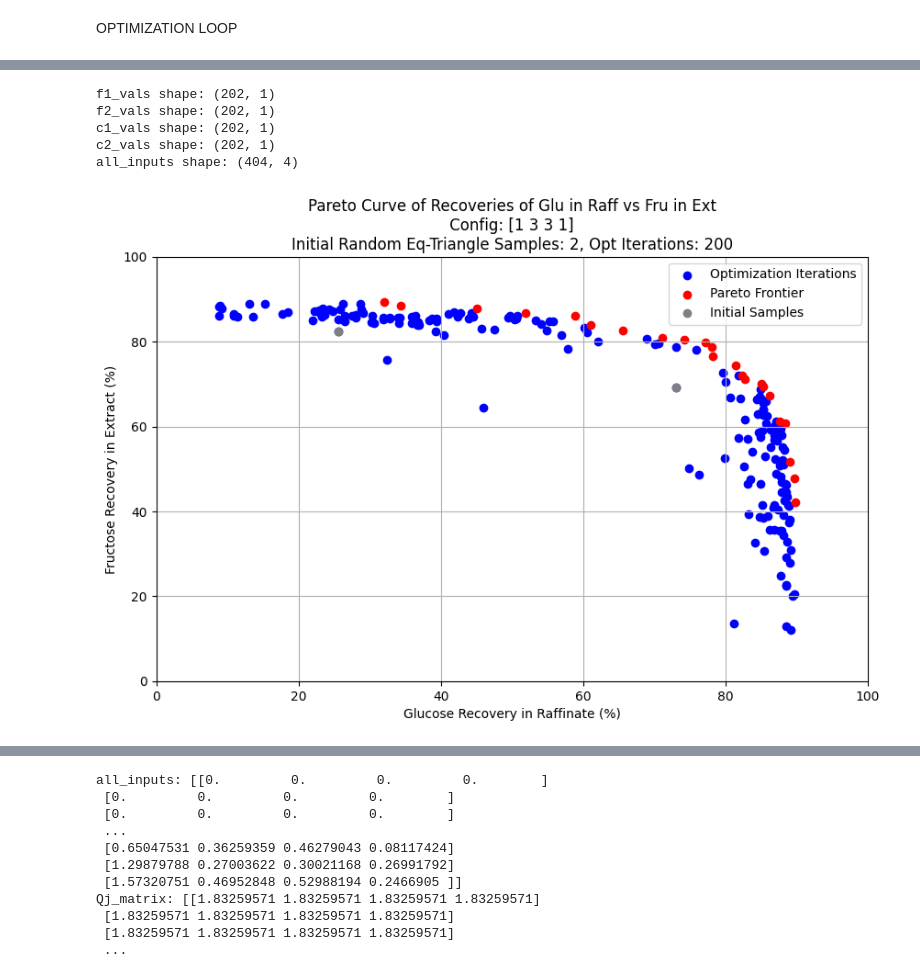
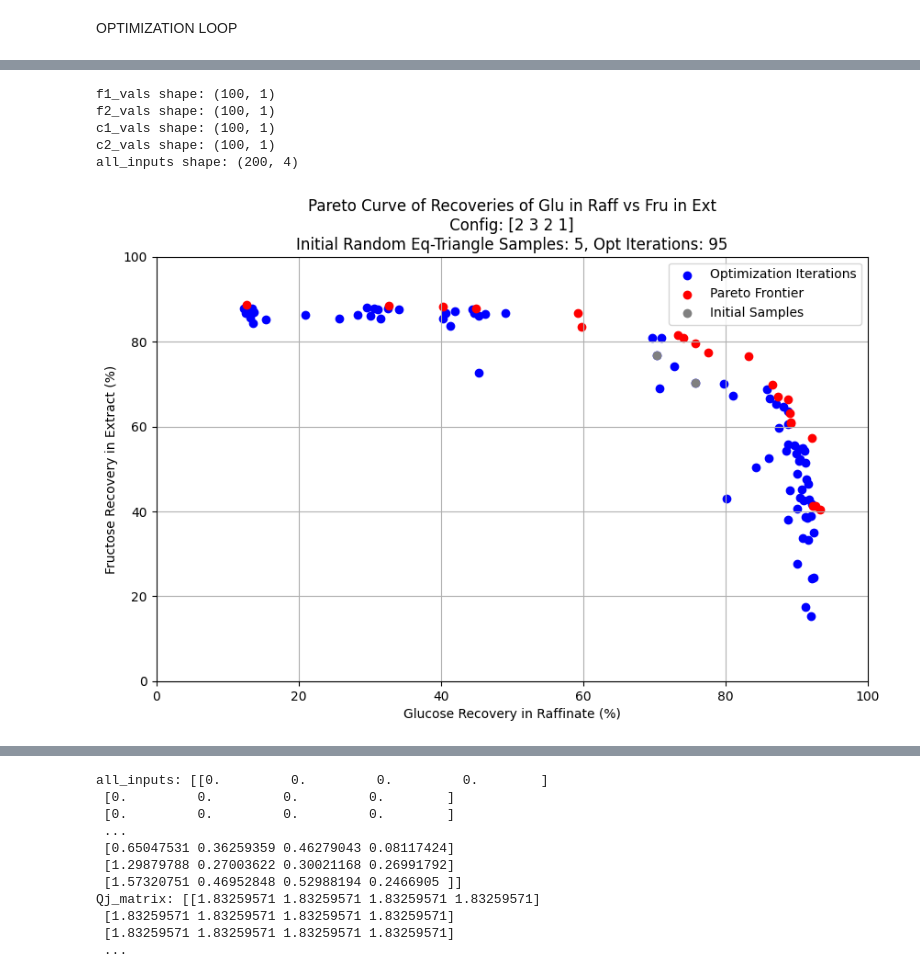
Before and after one commit to Nawa-Punabantu/Opt_Algos, a Jupyter notebook: Opt_with_triangle.ipynb, the cells around one changed output, grey strips where cells are left out. Cells and saved outputs as stored; diff of their text form; code cells hidden in the pictures.

```diff
--- a/Opt_with_triangle.ipynb
+++ b/Opt_with_triangle.ipynb
@@ -1420,12 +1420,12 @@ Bm = 300
 
 # How many columns in each Zone?
 
-Z1, Z2, Z3, Z4 = 1,3,3,1 # *3 for smb config
+Z1, Z2, Z3, Z4 = 2,3,2,1 # *3 for smb config
 zone_config = np.array([Z1, Z2, Z3, Z4])
 nnn = Z1 + Z2 + Z3 + Z4
 
-L = 70 # cm # Length of one column
-d_col = 5 # cm # column internal diameter
+L = 30 # cm # Length of one column
+d_col = 2.6 # cm # column internal diameter
 # Calculate the radius
 r_col = d_col / 2
 # Calculate the area of the base
@@ -1497,8 +1497,8 @@ m1_fixed = 0.8
 m4_fixed = 0.2
 # - - - - -
 PF_weight = 2
-sampling_budget = 2
-optimization_budget = 200
+sampling_budget = 5
+optimization_budget = 95
 constraint_threshold = 0.995
 # - - - - -
 # L/h --> cm^3/s:
@@ -2133,7 +2136,7 @@ constraint_thresholds = [0.995, 0.995] # (Purity constraints) will scale with in
 
 # Note that before hand, we know that:
 # (i) We want m1 to be relatively, larger than others
-m1_min, m1_max = m_max, m_max + (m_max*2)
+m1_min, m1_max = m_max, m_max*2
 # (ii) We want m4 to be relatively, smaller that others
 m4_min, m4_max = m_min - (m_min*0.7), m_min
 
@@ -2365,7 +2388,7 @@ import json
 import numpy as np
 
 # Load JSON file
-file_path = "/content/optimization_results (1).json"  # Update path if needed
+file_path = "/content/optimization_results.json"  # Update path if needed
 
 with open(file_path, "r") as f:
     data = json.load(f)  # Load JSON data into a dictionary
@@ -2384,11 +2407,11 @@ print(f"c1_vals shape: {c1_vals.shape}")
 print(f"c2_vals shape: {c2_vals.shape}")
 print(f"all_inputs shape: {all_inputs.shape}")
 # %% [output]
-f1_vals shape: (202, 1)
-f2_vals shape: (202, 1)
-c1_vals shape: (202, 1)
-c2_vals shape: (202, 1)
-all_inputs shape: (404, 4)
+f1_vals shape: (100, 1)
+f2_vals shape: (100, 1)
+c1_vals shape: (100, 1)
+c2_vals shape: (100, 1)
+all_inputs shape: (200, 4)
 # %%
 # Plot the Pareto curve
 # Convert to percentages
@@ -2405,32 +2428,32 @@ def find_pareto_front(f1, f2):
         if pareto_mask[i]:  # Check only if not already removed
             pareto_mask[i] = not np.any((f1 >= f1[i]) & (f2 >= f2[i]) & ((f1 > f1[i]) | (f2 > f2[i])))
 
     return pareto_mask
 
 # Identify Pareto-optimal points
 pareto_mask = find_pareto_front(f1_vals_plot, f2_vals_plot)
 
 plt.figure(figsize=(10, 6))
 
 # Plot non-Pareto points in blue
 plt.scatter(f1_vals_plot[~pareto_mask], f2_vals_plot[~pareto_mask], c='blue', marker='o', label='Optimization Iterations')
 # Plot Pareto-optimal points in red
 plt.scatter(f1_vals_plot[pareto_mask], f2_vals_plot[pareto_mask], c='red', marker='o', label='Pareto Frontier')
 
 # Plot initial samples in grey
 plt.scatter(f1_initial, f2_initial, c='grey', marker='o', label='Initial Samples')
 
 # Labels and formatting
 plt.title(f'Pareto Curve of Recoveries of Glu in Raff vs Fru in Ext\n Config: {zone_config} \nInitial Random Eq-Triangle Samples: {sampling_budget}, Opt Iterations: {optimization_budget}')
 plt.xlabel('Glucose Recovery in Raffinate (%)')
 plt.ylabel('Fructose Recovery in Extract (%)')
 plt.xlim(0, 100)
 plt.ylim(0, 100)
 plt.grid(True)
 plt.legend()
 # Save the figure as an image
-image_filename = "200_itr_triangle_informed_pareto.png"
+image_filename = "Sub_et_al_comparison_pareto.png"
 plt.savefig(image_filename, dpi=300, bbox_inches='tight')
 plt.show()
 # %% [output]
-[figure, old version]
+[figure, new version]
```
Also changed, not shown: parts of 4 cells of this notebook.
